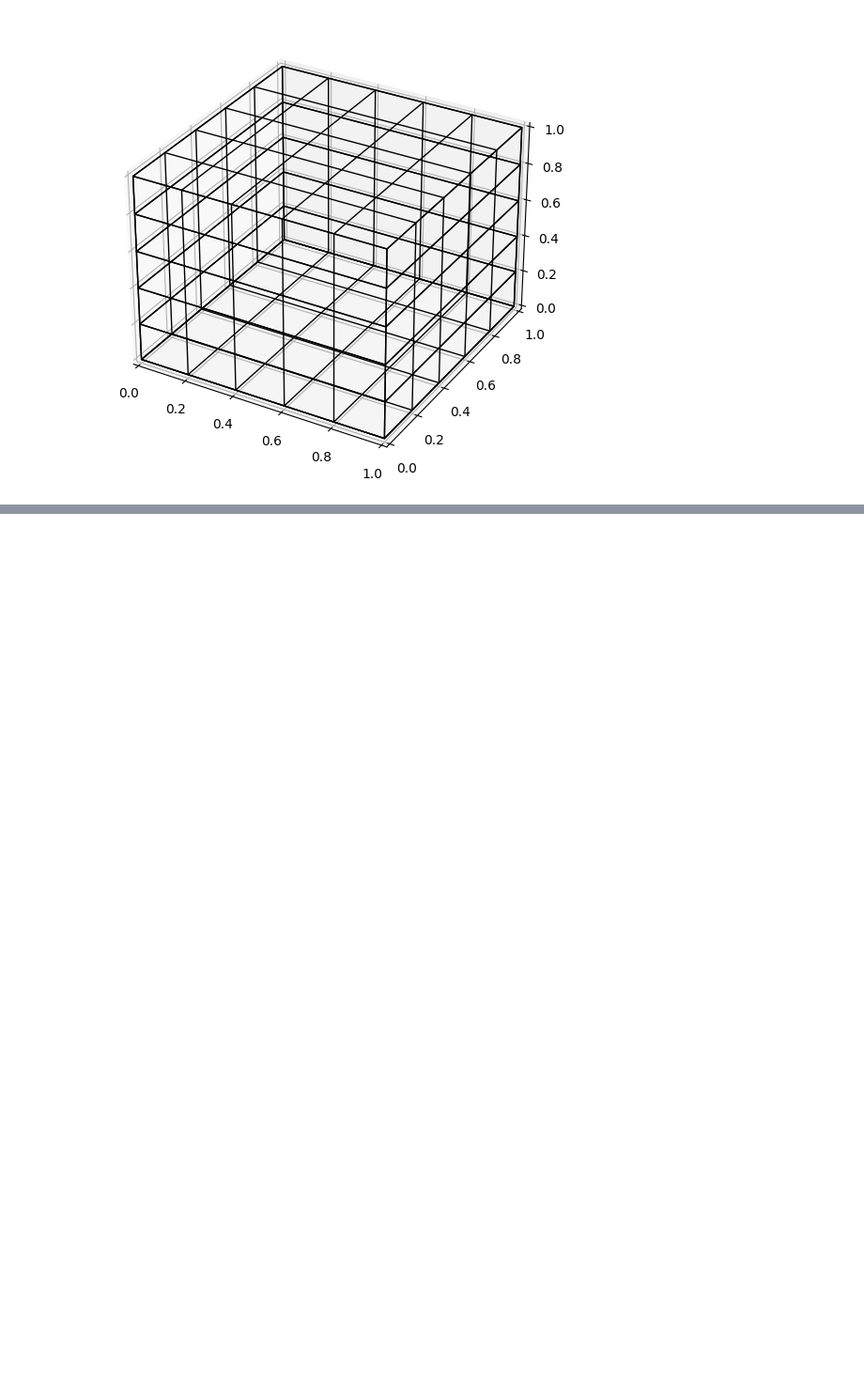
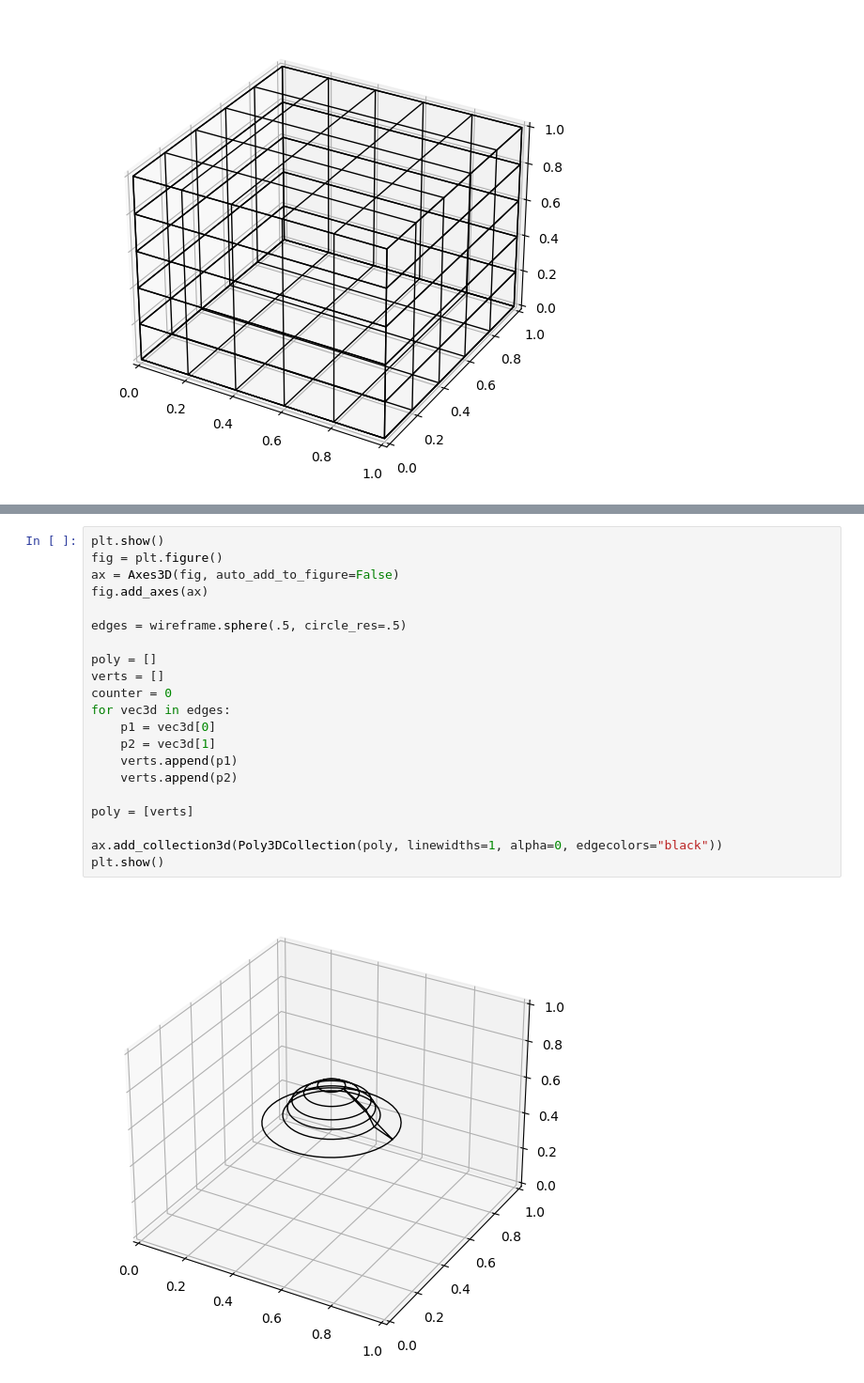
Before and after one commit to Beloin/PythonGraphicLibrary, a Jupyter notebook: wireframe_raster.ipynb, the cells around one changed output, grey strips where cells are left out. Shown at 94% size. Drawn from its saved outputs; the diff is of its cells as text; blank space fills up the shorter version.

Commit message:
Starting to implement Circle - Looks like its working

```diff
--- a/wireframe_raster.ipynb
+++ b/wireframe_raster.ipynb
@@ -61,0 +62,23 @@ plt.show()
+# %%
+plt.show()
+fig = plt.figure()
+ax = Axes3D(fig, auto_add_to_figure=False)
+fig.add_axes(ax)
+
+edges = wireframe.sphere(.5, circle_res=.5)
+
+poly = []
+verts = []
+counter = 0
+for vec3d in edges:
+    p1 = vec3d[0]
+    p2 = vec3d[1]
+    verts.append(p1)
+    verts.append(p2)
+
+poly = [verts]
+
+ax.add_collection3d(Poly3DCollection(poly, linewidths=1, alpha=0, edgecolors="black"))
+plt.show()
+# %% [output]
+[figure, added]
```
Also changed, not shown: parts of 1 cell of this notebook, 1 other file.
